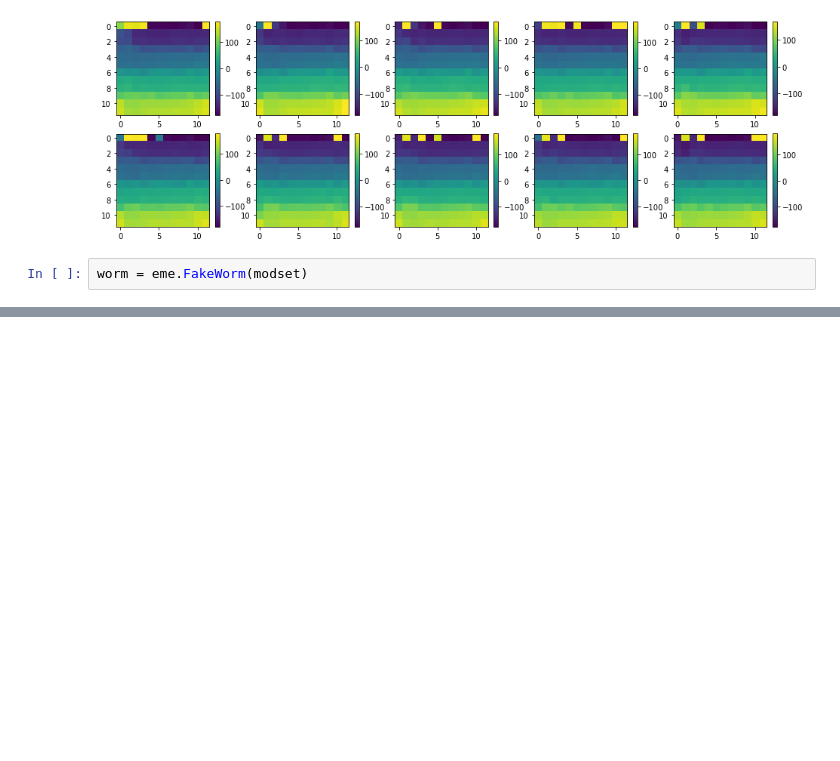
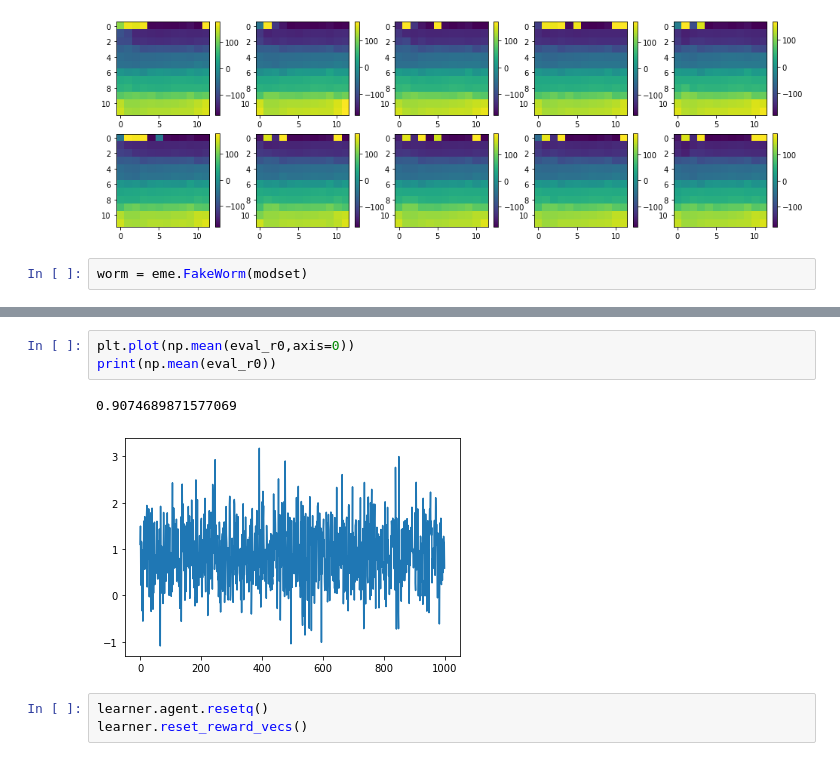
Before and after one commit to ccli3896/RLWorms, a Jupyter notebook: 12_01_dropoutmodel/IntegrationTesting2.ipynb, the cells around one changed output, grey strips where cells are left out. Cells and saved outputs as stored; diff of their text form; blank space fills up the shorter version.

```diff
--- a/12_01_dropoutmodel/IntegrationTesting2.ipynb
+++ b/12_01_dropoutmodel/IntegrationTesting2.ipynb
@@ -143,0 +163,9 @@ worm = eme.FakeWorm(modset)
+# %%
+plt.plot(np.mean(eval_r0,axis=0))
+print(np.mean(eval_r0))
+# %% [output]
+0.9074689871577069
+[figure, added]
+# %%
+learner.agent.resetq()
+learner.reset_reward_vecs()
```
Also changed, not shown: parts of 25 cells of this notebook, 16 other files.
